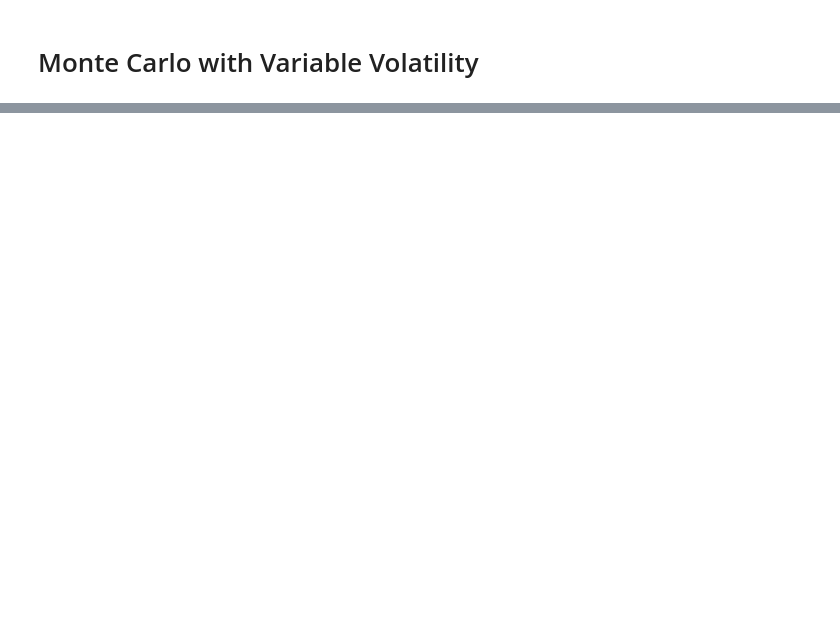
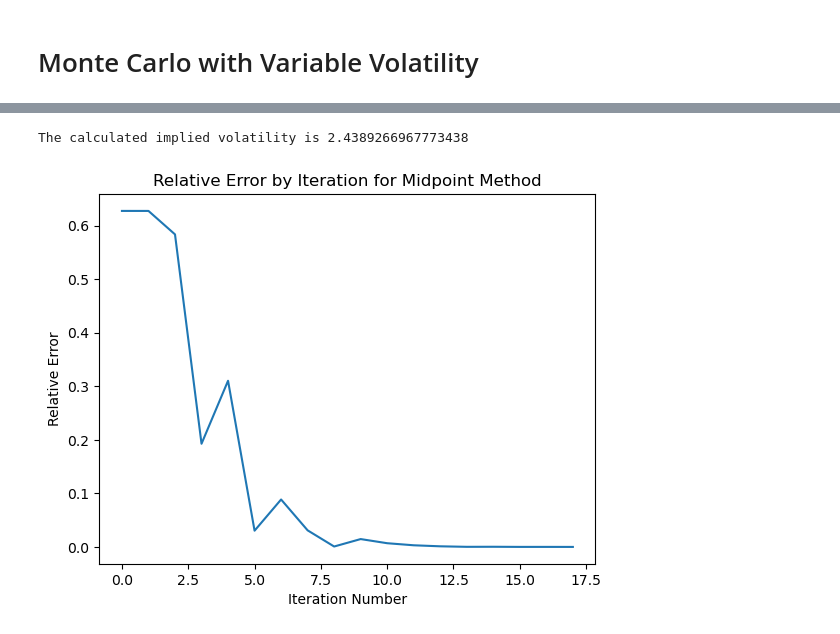
Before and after one commit to benmdavidson/AMSC460-Final-Project, a Jupyter notebook: monte_carlo.ipynb, the cells around one changed output, grey strips where cells are left out. Cells and saved outputs as stored; diff of their text form; code cells hidden in the pictures; blank space fills up the shorter version.

```diff
--- a/monte_carlo.ipynb
+++ b/monte_carlo.ipynb
@@ -226,0 +298,33 @@ The calculated call option price is 17.01028350458464. The calculated put option
+# %%
+def calculate_implied_volatility_midpoint(s,t,K,r, price_of_call, epsilon, upper_bound):
+    price = -1
+    errors = []
+    left = 0
+    right = upper_bound
+    while not left >= right:
+        mid = (left+right)/2
+        sigma = mid
+        w = (r*t + sigma**2*t/2 - math.log(K/s))/(sigma*t**(1/2))
+        price = s*pnorm.cdf(w) - K*math.e**(-r*t)*pnorm.cdf(w-sigma*t**(1/2))
+
+        errors.append(abs(price - price_of_call)/abs(price_of_call))
+        if abs(price - price_of_call) < epsilon:
+            break
+        elif price > price_of_call:
+            right = mid
+        else:
+            left = mid
+    return errors
+# %%
+errors = calculate_implied_volatility_midpoint(50, .5, 50, .03, 30.71935033108691, 0.001, 50)
+# %% [output]
+The calculated implied volatility is 2.4389266967773438
+# %%
+plt.figure()
+plt.plot(errors)
+plt.title("Relative Error by Iteration for Midpoint Method")
+plt.xlabel("Iteration Number")
+plt.ylabel("Relative Error")
+plt.show()
+# %% [output]
+[figure, added]
```
Also changed, not shown: parts of 18 cells of this notebook.
